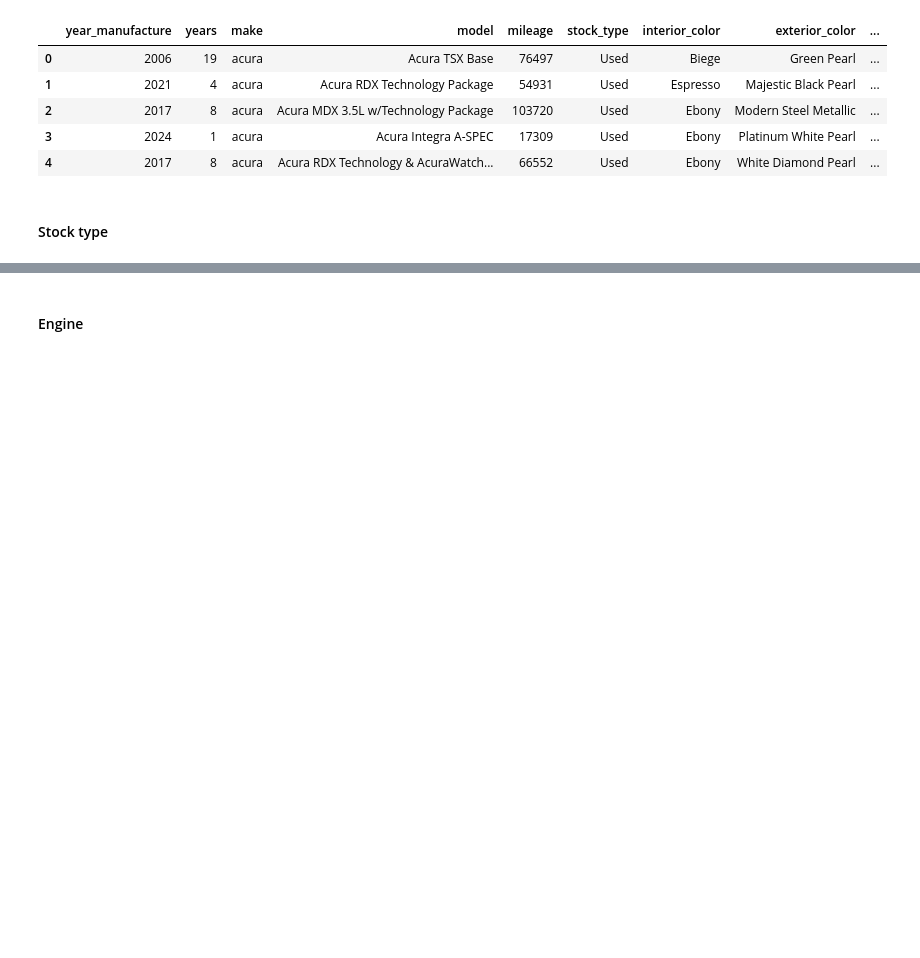
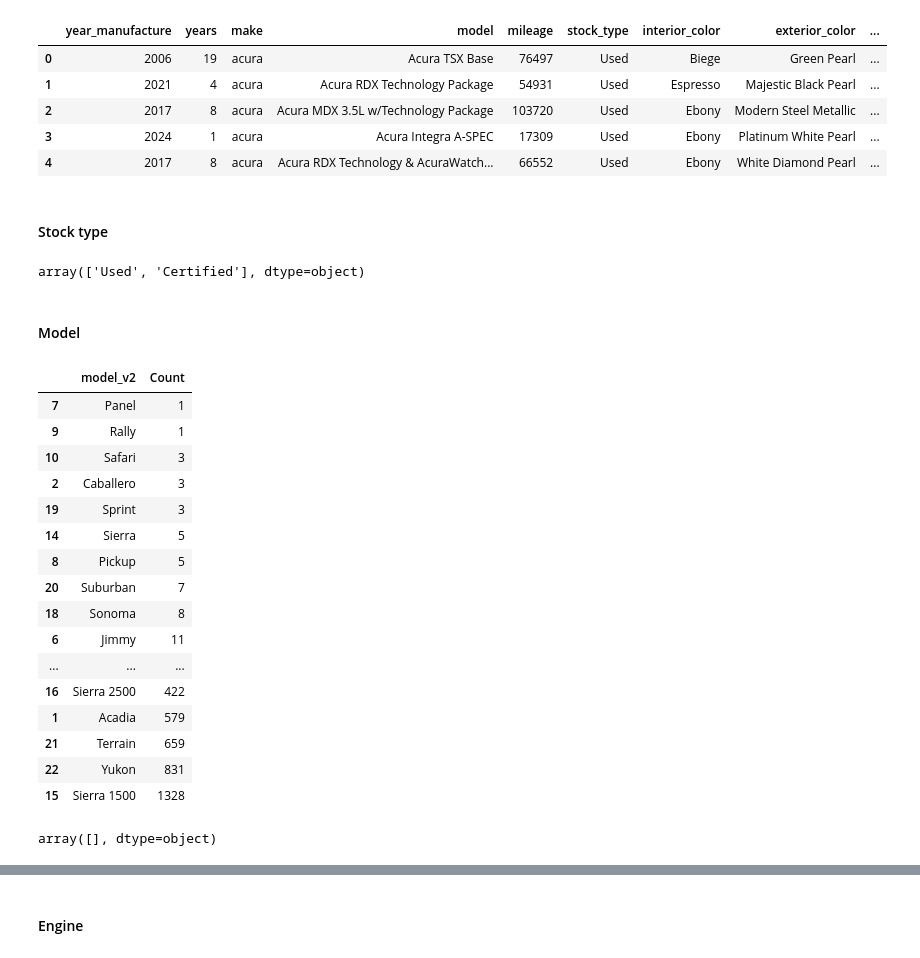
Before and after one commit to jcllanu/residual-value, a Jupyter notebook: residual_value_model.ipynb, the cells around one changed output, grey strips where cells are left out. Cells and saved outputs as stored; diff of their text form; code cells hidden in the pictures; blank space fills up the shorter version.

```diff
--- a/residual_value_model.ipynb
+++ b/residual_value_model.ipynb
@@ -366,4 +375,42 @@ df.head()
 # %% [markdown]
 #### Stock type
 # %%
-# TODO
+def stock_type(text):
+    if "CERTIFIED" in text.upper():
+        return "Certified"
+    if "USED" in text.upper():
+        return "Used"
+    if "NEW" in text.upper():
+        return "New"
+    return None
+
+df['stock_type_v2']=df['stock_type'].apply(stock_type)
+df['stock_type_v2'].unique()
+# %% [output]
+array(['Used', 'Certified'], dtype=object)
+# %% [markdown]
+#### Model
+# %%
+df[(df['make']=='gmc')].groupby(['model_v2'], dropna=False).size().reset_index(name='Count').sort_values(by='Count', ascending=True)
+# %% [output]
+|  | model_v2 | Count |
+| 7 | Panel | 1 |
+| 9 | Rally | 1 |
+| 10 | Safari | 3 |
+| 2 | Caballero | 3 |
+| 19 | Sprint | 3 |
+| 14 | Sierra | 5 |
+| 8 | Pickup | 5 |
+| 20 | Suburban | 7 |
+| 18 | Sonoma | 8 |
+| 6 | Jimmy | 11 |
+| ... | ... | ... |
+| 16 | Sierra 2500 | 422 |
+| 1 | Acadia | 579 |
+| 21 | Terrain | 659 |
+| 22 | Yukon | 831 |
+| 15 | Sierra 1500 | 1328 |
+# %%
+df[(df['make']=='hyundai')&(df['model_v2'].isnull())]['model'].unique()
+# %% [output]
+array([], dtype=object)
```
Also changed, not shown: parts of 14 cells of this notebook, 1 other file.
